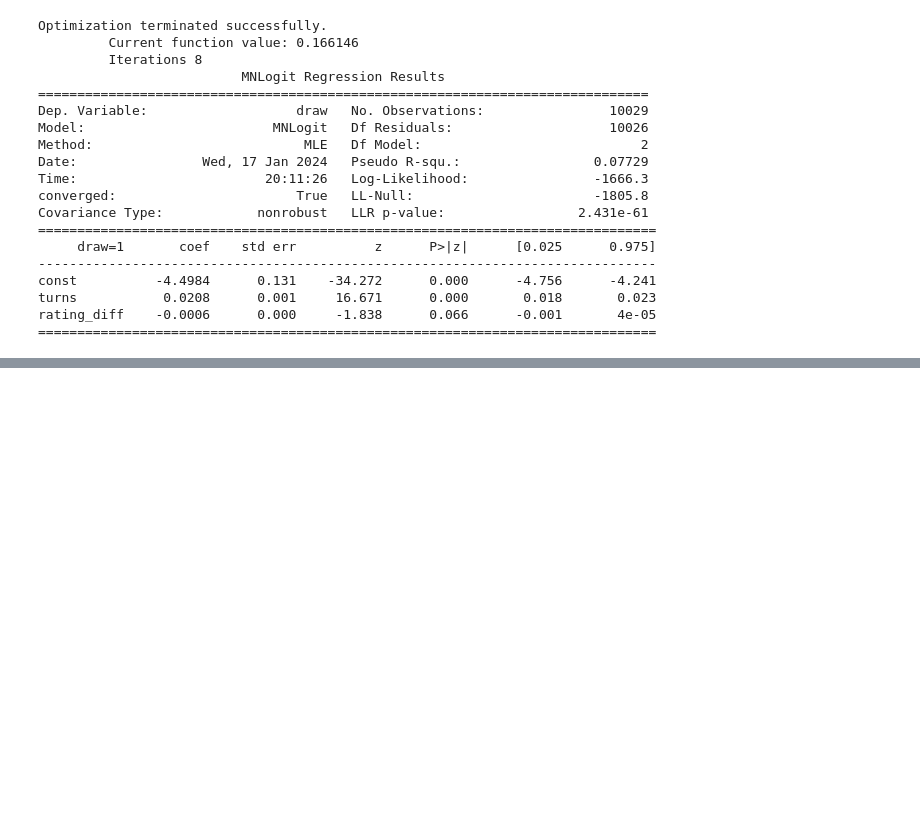
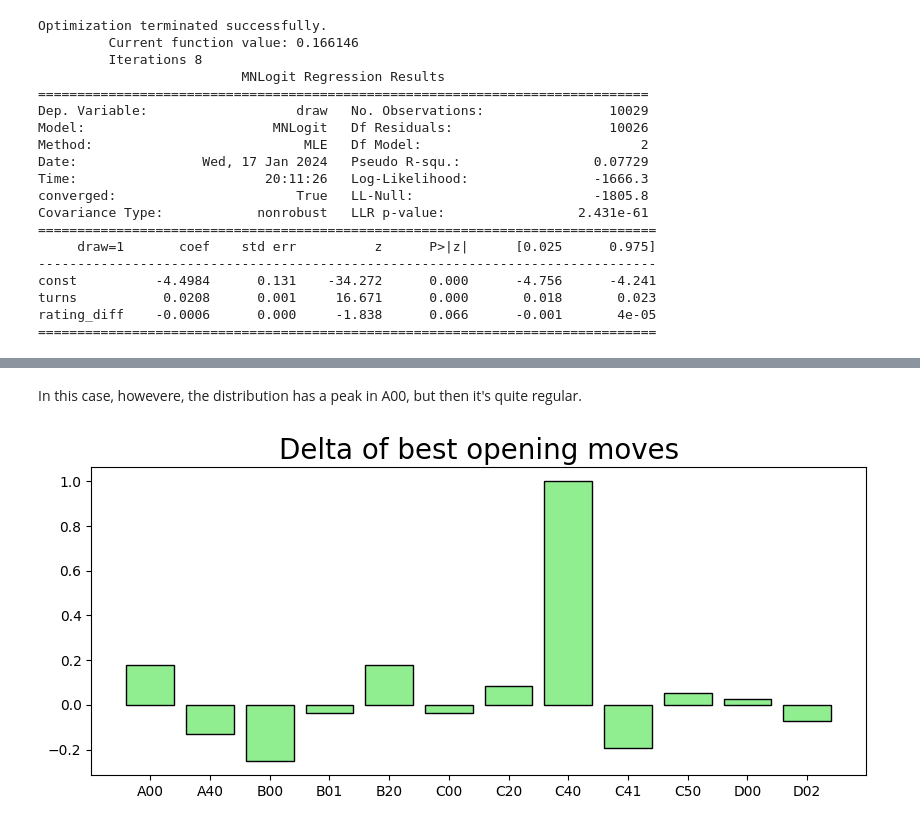
Before and after one commit to andreamurari/chess_project_off, a Jupyter notebook: chess_project_off.ipynb, the cells around one changed output, grey strips where cells are left out. Cells and saved outputs as stored; diff of their text form; code cells hidden in the pictures; blank space fills up the shorter version.

```diff
--- a/chess_project_off.ipynb
+++ b/chess_project_off.ipynb
@@ -396,0 +446,9 @@ rating_diff    -0.0006      0.000     -1.838      0.066      -0.001       4e-05
+# %%
+delta = co_black_win_df - co_white_win_df
+delta.fillna(co_black_win_df, inplace = True)
+delta.fillna(co_white_win_df, inplace = True)
+
+delta_pct = delta / (co_black_win_df + co_white_win_df)
+delta_pct.fillna(delta / co_black_win_df, inplace = True)
+delta_pct.fillna(delta / co_white_win_df, inplace = True)
+delta_pct
@@ -396,0 +489,10 @@ rating_diff    -0.0006      0.000     -1.838      0.066      -0.001       4e-05
+# %% [markdown]
+In this case, howevere, the distribution has a peak in A00, but then it's quite regular.
+# %%
+plt.figure(figsize = (10,4))
+plt.bar(delta_pct.index, delta_pct, color = ('lightgreen'), edgecolor = 'black')
+plt.title('Delta of best opening moves', fontdict={'fontsize':'20'})
+
+plt.show()
+# %% [output]
+[figure, added]
```
Also changed, not shown: parts of 15 cells of this notebook.
